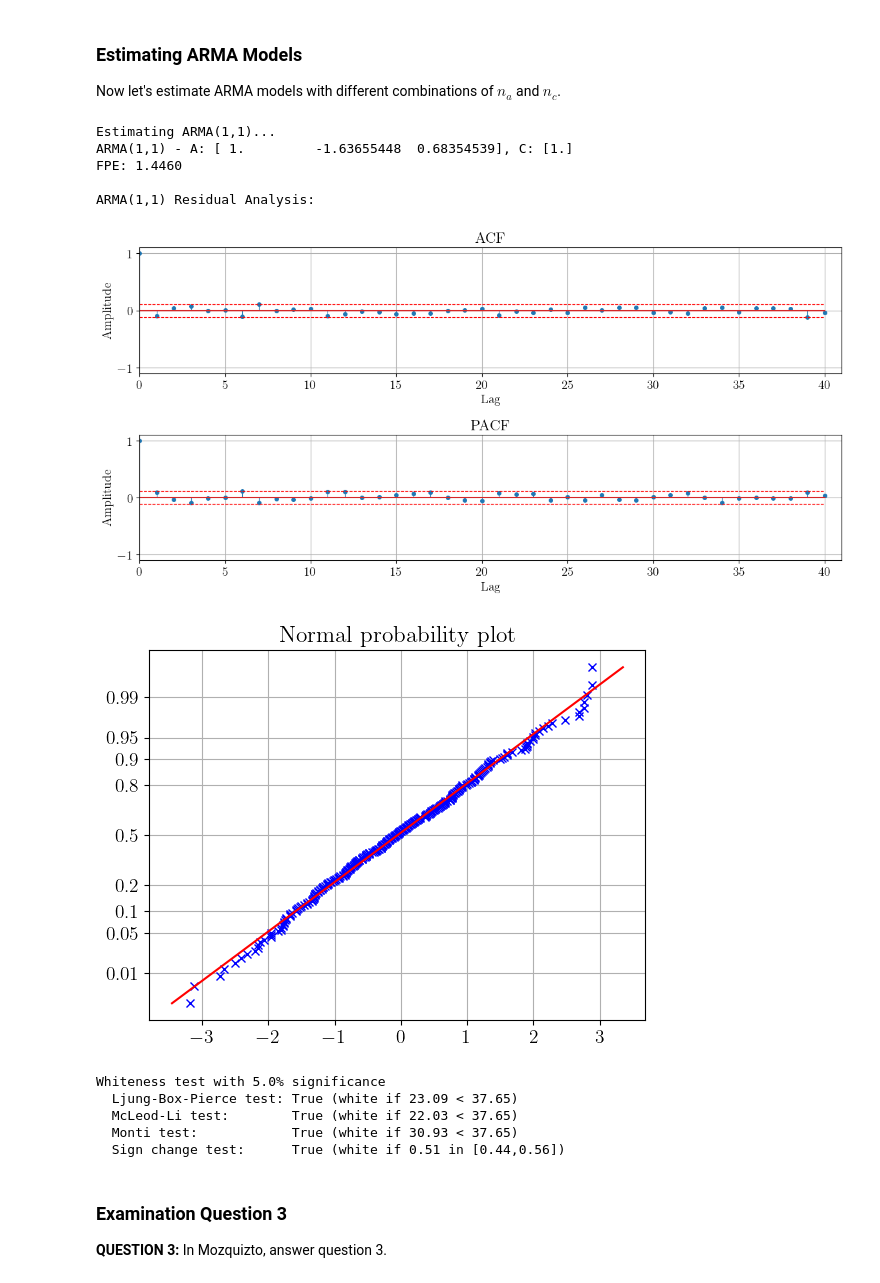
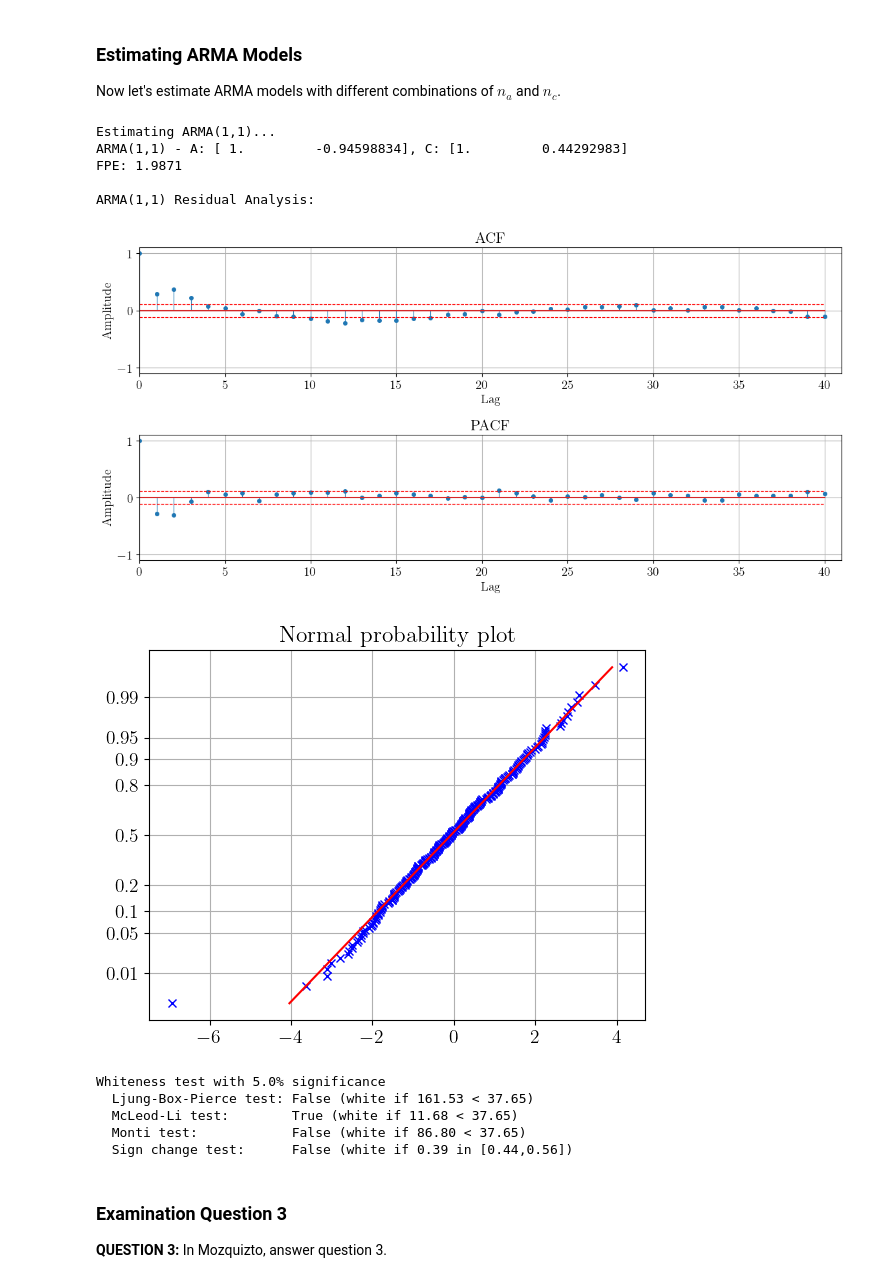
Before and after one commit to asifakhan09/MASM17-Time-series-analysis, a Jupyter notebook: Lab 1/lab1_johan.ipynb, the cells around one changed output. Saved outputs shown, nothing was run; the diff lists cells and outputs as text; code cells hidden in the pictures.

```diff
--- a/Lab 1/lab1_johan.ipynb
+++ b/Lab 1/lab1_johan.ipynb
@@ -298,34 +310,35 @@ Whiteness test with 5.0% significance
 Now let's estimate ARMA models with different combinations of $n_a$ and $n_c$.
 # %%
 # Estimate ARMA model
-
+A = 1
+C = 1
 # ARMA(1,1)
-print("Estimating ARMA(1,1)...")
-arma11_model = estimateARMA(y1, A=2, C=0, plot=False)
-e_hat_arma11 = my_filter(arma11_model.A, arma11_model.C, y1)
-print(f"ARMA(1,1) - A: {arma11_model.A}, C: {arma11_model.C}")
-print(f"FPE: {arma11_model.FPE:.4f}\n")
+print(f"Estimating ARMA({A},{C})...")
+arma_model = estimateARMA(y1, A=1, C=1, plot=False)
+e_hat_arma = my_filter(arma_model.A, arma_model.C, y1)
+print(f"ARMA({A},{C}) - A: {arma_model.A}, C: {arma_model.C}")
+print(f"FPE: {arma_model.FPE:.4f}\n")
 
 # Analyze ARMA(1,1) residuals
-print("ARMA(1,1) Residual Analysis:")
-plotACFnPACF(e_hat_arma11, noLags=40, signLvl=0.05)
-normplot(e_hat_arma11)
-whiteness_test(e_hat_arma11, alpha=0.05)
+print(f"ARMA({A},{C}) Residual Analysis:")
+plotACFnPACF(e_hat_arma, noLags=40, signLvl=0.05)
+normplot(e_hat_arma)
+whiteness_test(e_hat_arma, alpha=0.05)
 
 # test other ARMA models
 # %% [output]
 Estimating ARMA(1,1)...
-ARMA(1,1) - A: [ 1.         -1.63655448  0.68354539], C: [1.]
-FPE: 1.4460
+ARMA(1,1) - A: [ 1.         -0.94598834], C: [1.         0.44292983]
+FPE: 1.9871
 
 ARMA(1,1) Residual Analysis:
-[figure, old version]
+[figure, new version]
-[figure, old version]
+[figure, new version]
 Whiteness test with 5.0% significance
-  Ljung-Box-Pierce test: True (white if 23.09 < 37.65)
-  McLeod-Li test:        True (white if 22.03 < 37.65)
-  Monti test:            True (white if 30.93 < 37.65)
-  Sign change test:      True (white if 0.51 in [0.44,0.56])
+  Ljung-Box-Pierce test: False (white if 161.53 < 37.65)
+  McLeod-Li test:        True (white if 11.68 < 37.65)
+  Monti test:            False (white if 86.80 < 37.65)
+  Sign change test:      False (white if 0.39 in [0.44,0.56])
 # %% [markdown]
 ### Examination Question 3
 
```
Also changed, not shown: parts of 13 cells of this notebook.
